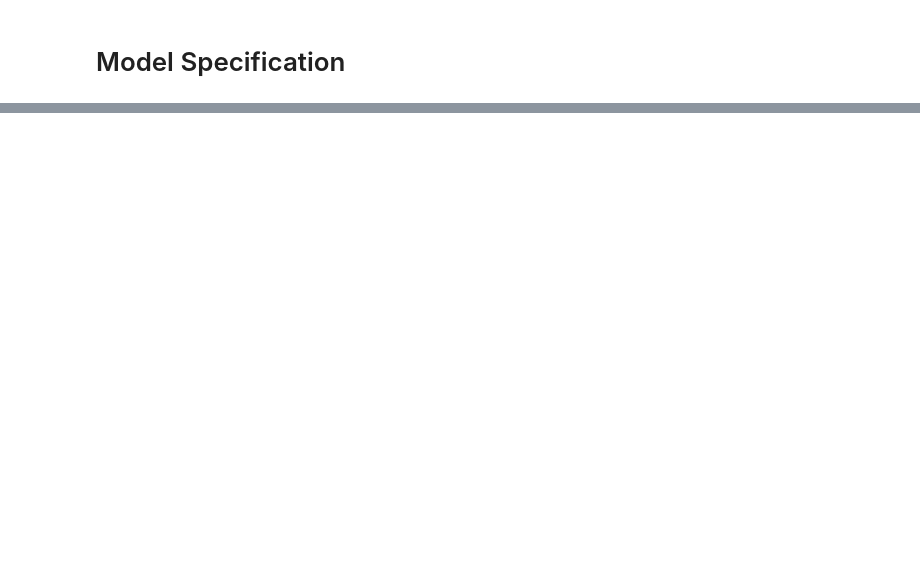
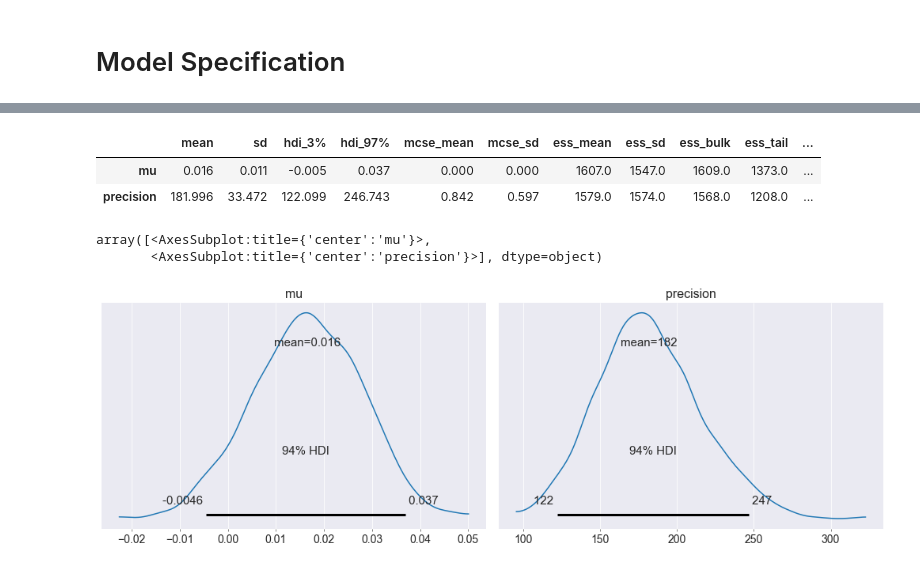
Before and after one commit to GStechschulte/Bayesian_Modeling-Funds, a Jupyter notebook: Inference_of_Funds.ipynb, the cells around one changed output, grey strips where cells are left out. Saved outputs shown, nothing was run; the diff lists cells and outputs as text; code cells hidden in the pictures; blank space fills up the shorter version.

```diff
--- a/Inference_of_Funds.ipynb
+++ b/Inference_of_Funds.ipynb
@@ -145,0 +257,14 @@ with model:
+# %%
+# Detailed summary of the posterior distribution for each parameter
+az.summary(trace)
+# %% [output]
+|  | mean | sd | hdi_3% | hdi_97% | mcse_mean | mcse_sd | ess_mean | ess_sd | ess_bulk | ess_tail | ... |
+| mu | 0.016 | 0.011 | -0.005 | 0.037 | 0.000 | 0.000 | 1607.0 | 1547.0 | 1609.0 | 1373.0 | ... |
+| precision | 181.996 | 33.472 | 122.099 | 246.743 | 0.842 | 0.597 | 1579.0 | 1574.0 | 1568.0 | 1208.0 | ... |
+# %%
+# HDI = There's a 94% probability the belief is between ## - ##
+az.plot_posterior(trace)
+# %% [output]
+array([<AxesSubplot:title={'center':'mu'}>,
+       <AxesSubplot:title={'center':'precision'}>], dtype=object)
+[figure, added]
```
Also changed, not shown: parts of 24 cells of this notebook.
